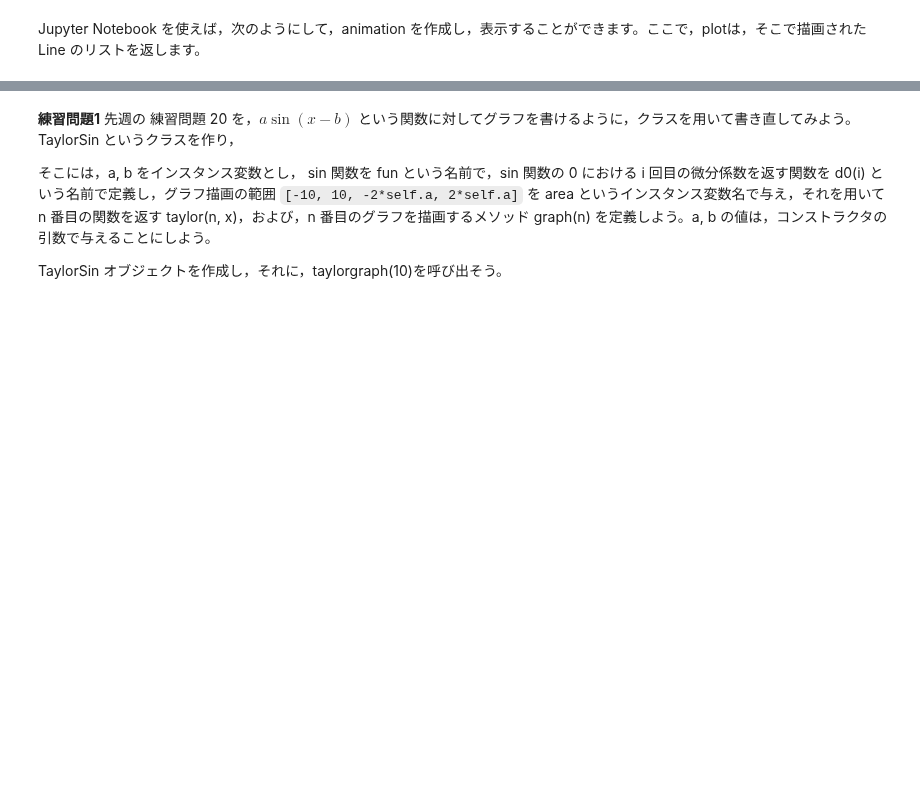
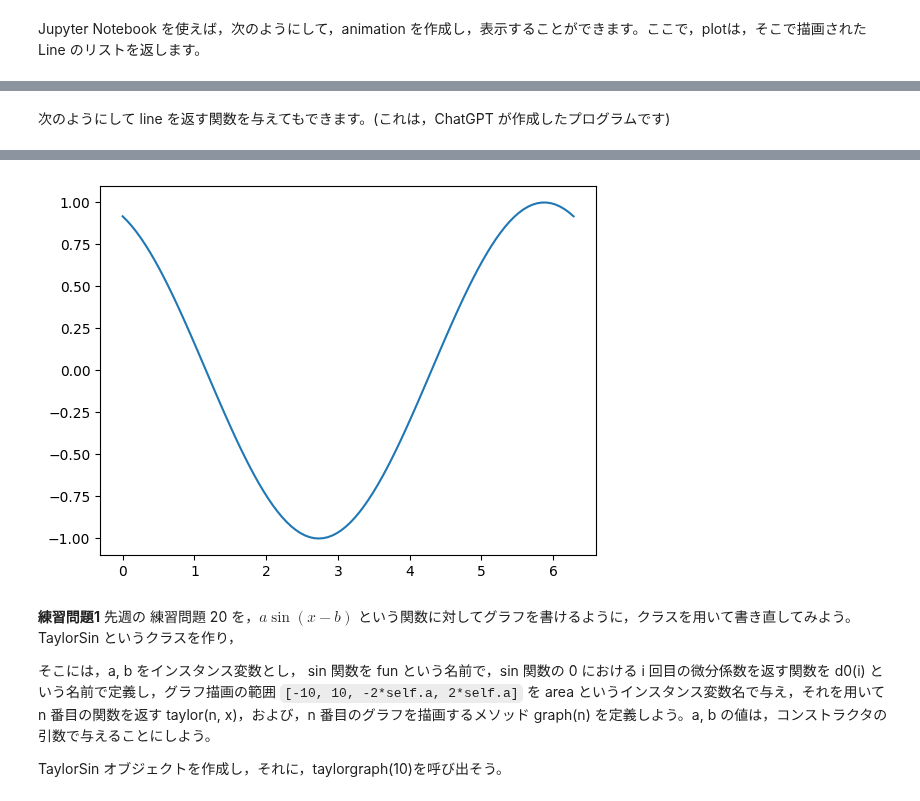
Before and after one commit to HidekiTsuiki/python, a Jupyter notebook: 9Object.ipynb, the cells around one changed output, grey strips where cells are left out. Drawn from its saved outputs; the diff is of its cells as text; code cells hidden in the pictures; blank space fills up the shorter version.

```diff
--- a/9Object.ipynb
+++ b/9Object.ipynb
@@ -471,0 +507,25 @@ plt.show()
+# %% [markdown]
+次のようにして line を返す関数を与えてもできます。(これは，ChatGPT が作成したプログラムです)
+# %%
+%matplotlib inline
+import numpy as np
+import matplotlib.pyplot as plt
+from matplotlib.animation import FuncAnimation
+from IPython.display import HTML
+
+# アニメーションを定義する関数
+def animate(i):
+    line.set_ydata(np.sin(x + i / 50))  # 更新されるラインのデータ
+    return line,
+
+# プロットの初期設定
+fig, ax = plt.subplots()
+x = np.linspace(0, 2*np.pi, 100)
+line, = ax.plot(x, np.sin(x))
+
+# アニメーションオブジェクトの作成
+ani = FuncAnimation(fig, animate, frames=100, interval=20, blit=True)
+
+# ノートブックでの表示
+HTML(ani.to_html5_video())
+# %% [output]
@@ -472,3 +533,4 @@ plt.show()
+[figure, added]
 # %% [markdown]
 **練習問題1** 先週の 練習問題 20 を，$a\sin(x-b)$ という関数に対してグラフを書けるように，クラスを用いて書き直してみよう。TaylorSin というクラスを作り，
 
```
Also changed, not shown: parts of 18 cells of this notebook, 4 other files.
